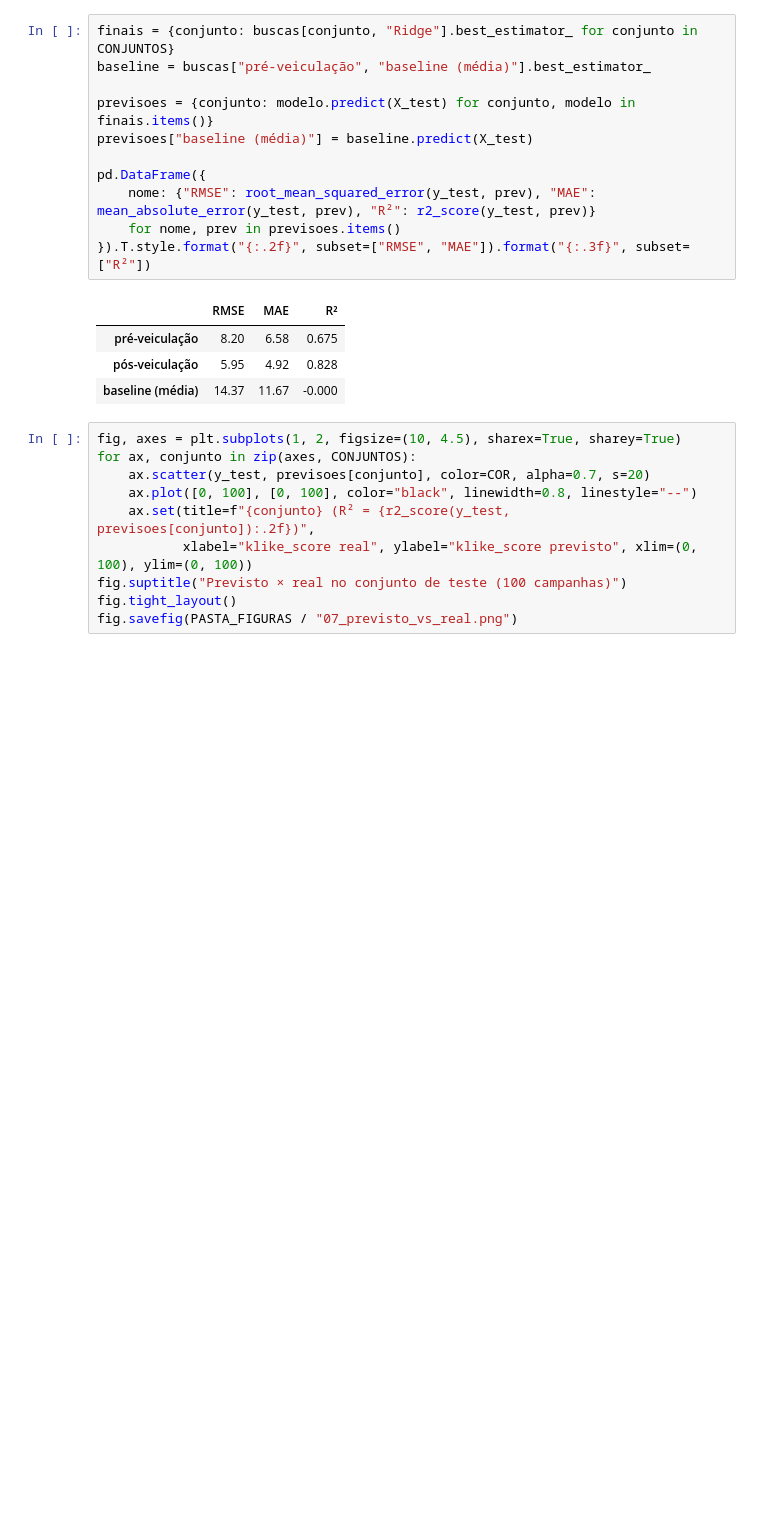
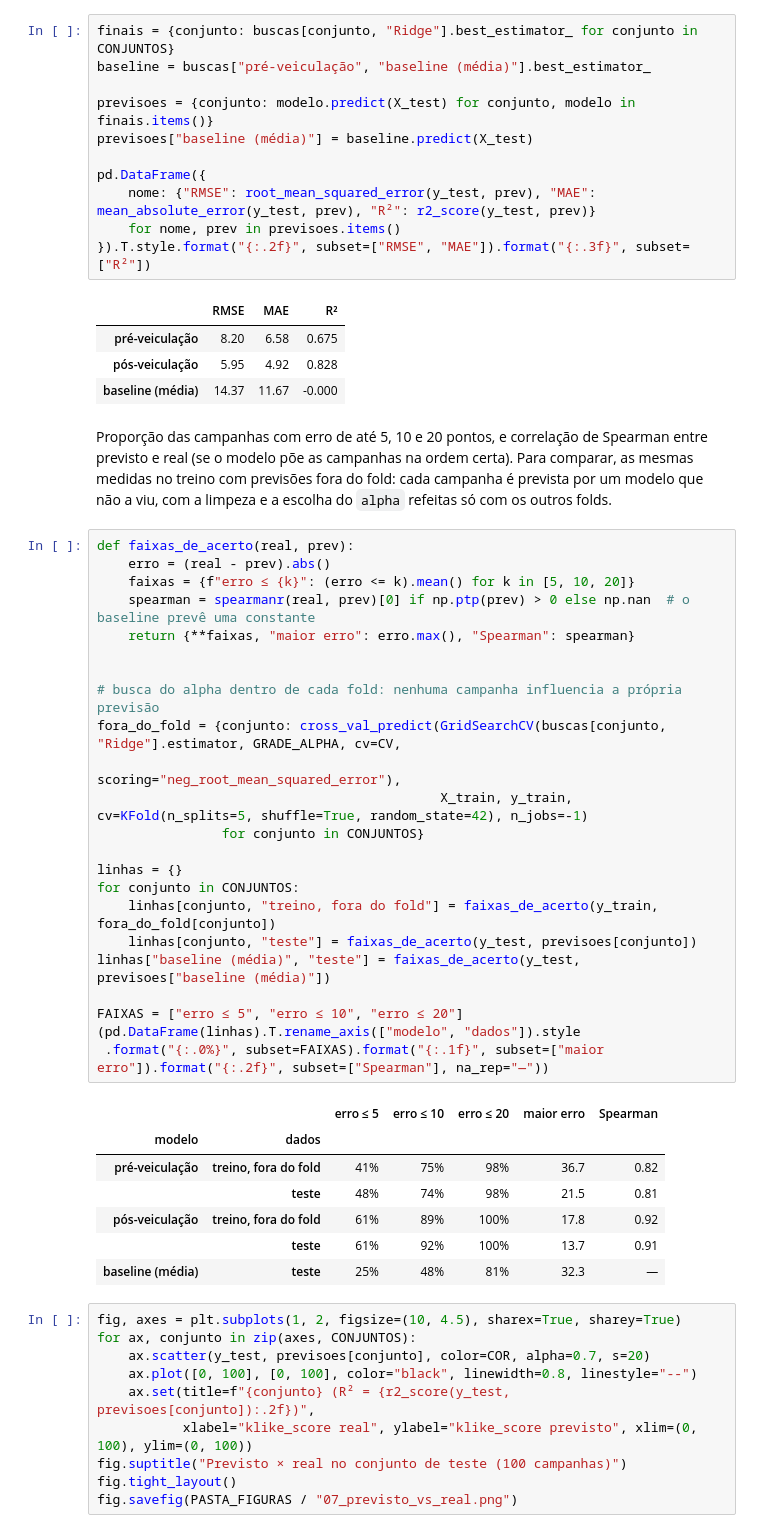
Before and after one commit to JoaoVivacqua/klike-challenge, a Jupyter notebook: notebooks/02_modelo.ipynb, the cells around one changed output. Cells and saved outputs as stored; diff of their text form; blank space fills up the shorter version.

```diff
--- a/notebooks/02_modelo.ipynb
+++ b/notebooks/02_modelo.ipynb
@@ -246,6 +257,39 @@ pd.DataFrame({
 | pré-veiculação | 8.20 | 6.58 | 0.675 |
 | pós-veiculação | 5.95 | 4.92 | 0.828 |
 | baseline (média) | 14.37 | 11.67 | -0.000 |
+# %% [markdown]
+Proporção das campanhas com erro de até 5, 10 e 20 pontos, e correlação de Spearman entre previsto e real (se o modelo põe as campanhas na ordem certa). Para comparar, as mesmas medidas no treino com previsões fora do fold: cada campanha é prevista por um modelo que não a viu, com a limpeza e a escolha do `alpha` refeitas só com os outros folds.
+# %%
+def faixas_de_acerto(real, prev):
+    erro = (real - prev).abs()
+    faixas = {f"erro ≤ {k}": (erro <= k).mean() for k in [5, 10, 20]}
+    spearman = spearmanr(real, prev)[0] if np.ptp(prev) > 0 else np.nan  # o baseline prevê uma constante
+    return {**faixas, "maior erro": erro.max(), "Spearman": spearman}
+
+
+# busca do alpha dentro de cada fold: nenhuma campanha influencia a própria previsão
+fora_do_fold = {conjunto: cross_val_predict(GridSearchCV(buscas[conjunto, "Ridge"].estimator, GRADE_ALPHA, cv=CV,
+                                                         scoring="neg_root_mean_squared_error"),
+                                            X_train, y_train, cv=KFold(n_splits=5, shuffle=True, random_state=42), n_jobs=-1)
+                for conjunto in CONJUNTOS}
+
+linhas = {}
+for conjunto in CONJUNTOS:
+    linhas[conjunto, "treino, fora do fold"] = faixas_de_acerto(y_train, fora_do_fold[conjunto])
+    linhas[conjunto, "teste"] = faixas_de_acerto(y_test, previsoes[conjunto])
+linhas["baseline (média)", "teste"] = faixas_de_acerto(y_test, previsoes["baseline (média)"])
+
+FAIXAS = ["erro ≤ 5", "erro ≤ 10", "erro ≤ 20"]
+(pd.DataFrame(linhas).T.rename_axis(["modelo", "dados"]).style
+ .format("{:.0%}", subset=FAIXAS).format("{:.1f}", subset=["maior erro"]).format("{:.2f}", subset=["Spearman"], na_rep="—"))
+# %% [output]
+|  |  | erro ≤ 5 | erro ≤ 10 | erro ≤ 20 | maior erro | Spearman |
+| modelo | dados |  |  |  |  |  |
+| pré-veiculação | treino, fora do fold | 41% | 75% | 98% | 36.7 | 0.82 |
+|  | teste | 48% | 74% | 98% | 21.5 | 0.81 |
+| pós-veiculação | treino, fora do fold | 61% | 89% | 100% | 17.8 | 0.92 |
+|  | teste | 61% | 92% | 100% | 13.7 | 0.91 |
+| baseline (média) | teste | 25% | 48% | 81% | 32.3 | — |
 # %%
 fig, axes = plt.subplots(1, 2, figsize=(10, 4.5), sharex=True, sharey=True)
 for ax, conjunto in zip(axes, CONJUNTOS):
```
Also changed, not shown: parts of 11 cells of this notebook, 2 other files.
